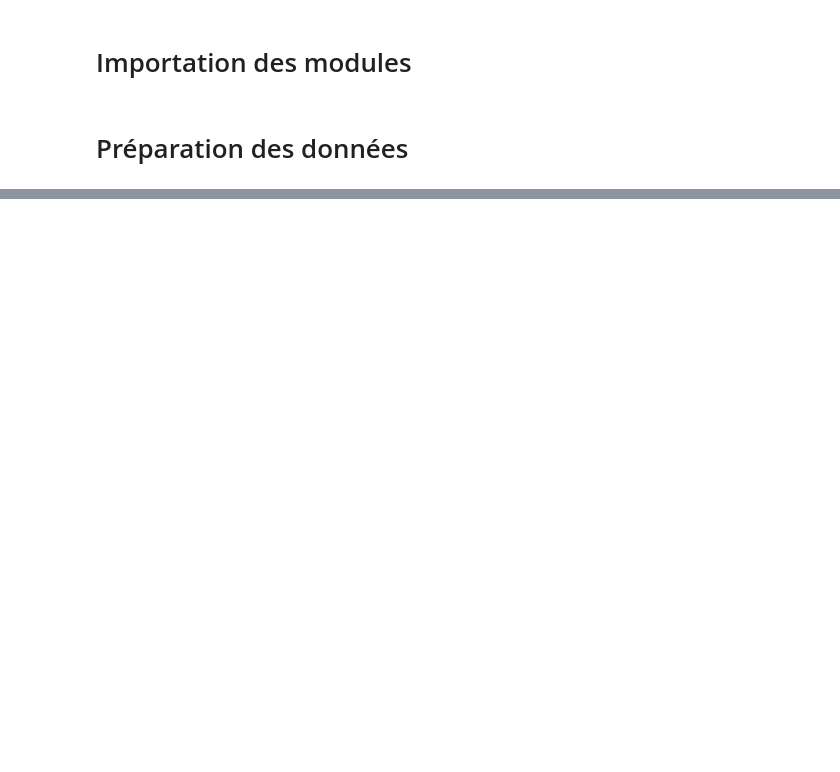
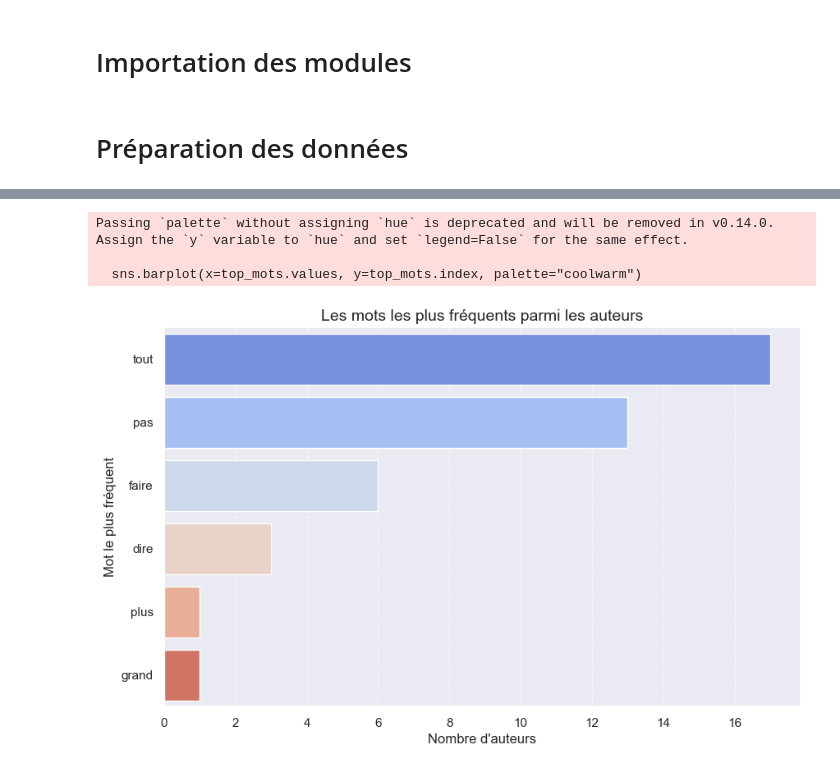
Before and after one commit to leaajo/APST, a Jupyter notebook: second_study/0_data.ipynb, the cells around one changed output, grey strips where cells are left out. Drawn from its saved outputs; the diff is of its cells as text; code cells hidden in the pictures; blank space fills up the shorter version.

```diff
--- a/second_study/0_data.ipynb
+++ b/second_study/0_data.ipynb
@@ -15,0 +86,12 @@ from sklearn.model_selection import cross_val_score
+# %%
+# Exclusion des colonnes "voc", "être" et "ne" pour l'analyse
+mots_colonnes = auteurs_df.columns.difference(["voc", "être", "ne"])
+
+# Conversion en numérique pour éviter les erreurs
+auteurs_df[mots_colonnes] = auteurs_df[mots_colonnes].apply(pd.to_numeric, errors="coerce")
+
+# Trouver le mot le plus fréquent après suppression de "être"
+auteurs_df["MotPlusFrequent"] = auteurs_df[mots_colonnes].idxmax(axis=1)
+
+# Afficher les résultats
+print(auteurs_df[["voc", "MotPlusFrequent"]])
@@ -15,0 +116,27 @@ from sklearn.model_selection import cross_val_score
+# %%
+# Supprimer la première ligne de auteurs_df (qui contient le type grammatical)
+auteurs_df_2 = auteurs_df.iloc[1:].reset_index(drop=True)
+
+# Compter combien de fois chaque mot est le plus fréquent
+mots_counts = auteurs_df_2["MotPlusFrequent"].value_counts()
+
+# Sélectionner les 15 mots les plus fréquents pour une meilleure lisibilité
+top_mots = mots_counts.head(15)
+
+# Créer un graphique en barres horizontales
+plt.figure(figsize=(10, 6))
+sns.barplot(x=top_mots.values, y=top_mots.index, palette="coolwarm")
+
+# Ajouter des titres et labels
+plt.xlabel("Nombre d'auteurs", fontsize=12)
+plt.ylabel("Mot le plus fréquent", fontsize=12)
+plt.title("Les mots les plus fréquents parmi les auteurs", fontsize=14)
+plt.grid(axis="x", linestyle="--", alpha=0.6)
+
+# Afficher le graphique
+plt.show()
+# %% [output]
+Passing `palette` without assigning `hue` is deprecated and will be removed in v0.14.0. Assign the `y` variable to `hue` and set `legend=False` for the same effect.
+
+  sns.barplot(x=top_mots.values, y=top_mots.index, palette="coolwarm")
+[figure, added]
```
Also changed, not shown: parts of 18 cells of this notebook, 1 other file.
